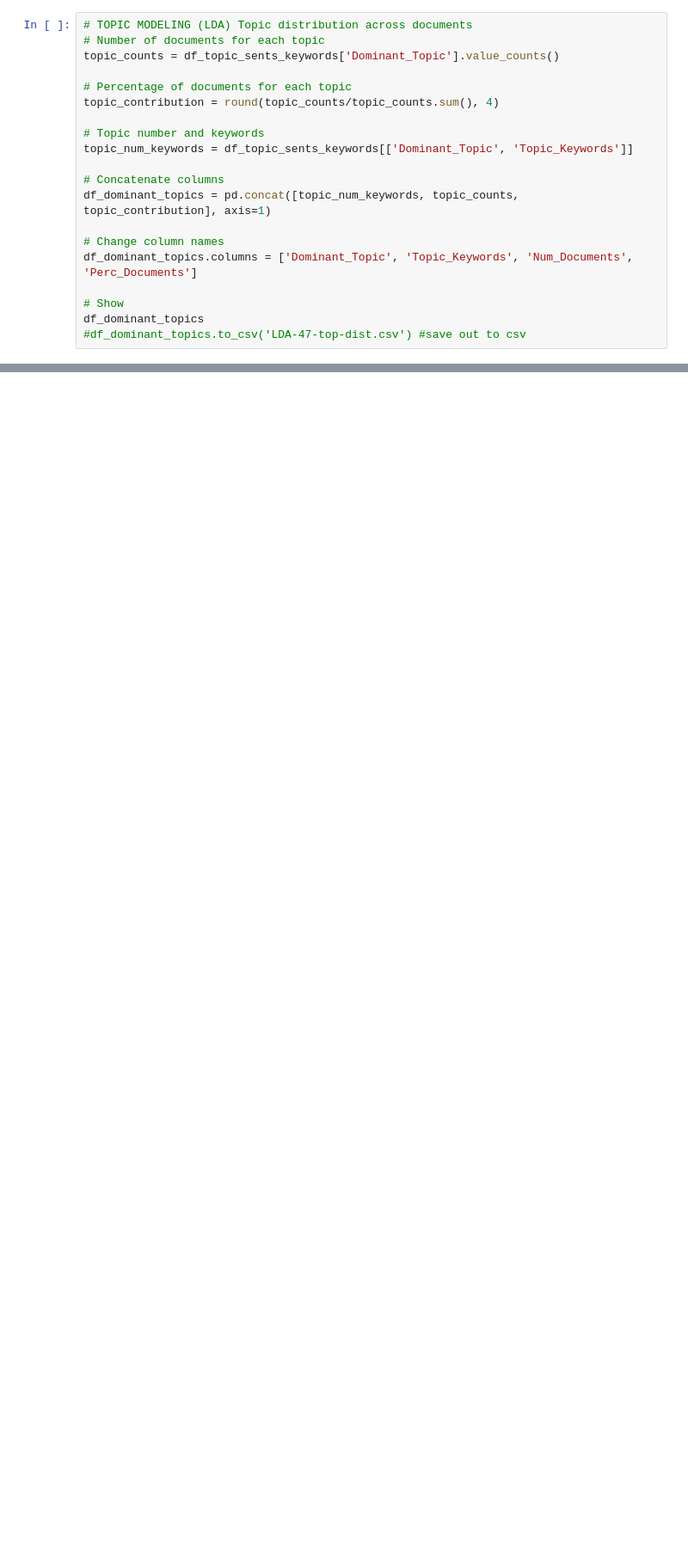
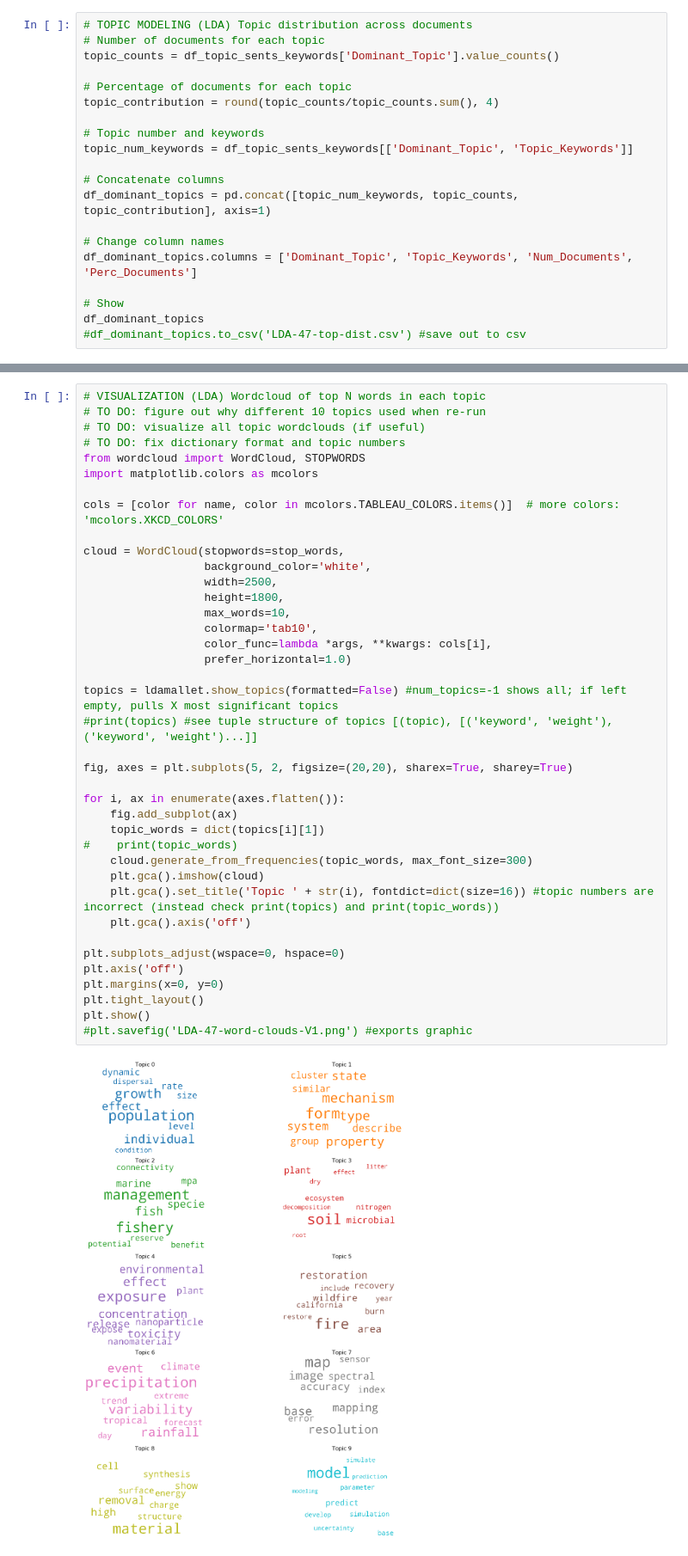
Before and after one commit to saralafia/ERI-maps, a Jupyter notebook: ERI-Topic-Models.ipynb, the cells around one changed output, grey strips where cells are left out. Shown at 86% size. Drawn from its saved outputs; the diff is of its cells as text; blank space fills up the shorter version.

```diff
--- a/ERI-Topic-Models.ipynb
+++ b/ERI-Topic-Models.ipynb
@@ -408,0 +431,41 @@ topic
+# %%
+# VISUALIZATION (LDA) Wordcloud of top N words in each topic
+# TO DO: figure out why different 10 topics used when re-run
+# TO DO: visualize all topic wordclouds (if useful)
+# TO DO: fix dictionary format and topic numbers
+from wordcloud import WordCloud, STOPWORDS
+import matplotlib.colors as mcolors
+
+cols = [color for name, color in mcolors.TABLEAU_COLORS.items()]  # more colors: 'mcolors.XKCD_COLORS'
+
+cloud = WordCloud(stopwords=stop_words,
+                  background_color='white',
+                  width=2500,
+                  height=1800,
+                  max_words=10,
+                  colormap='tab10',
+                  color_func=lambda *args, **kwargs: cols[i],
+                  prefer_horizontal=1.0)
+
+topics = ldamallet.show_topics(formatted=False) #num_topics=-1 shows all; if left empty, pulls X most significant topics
+#print(topics) #see tuple structure of topics [(topic), [('keyword', 'weight'), ('keyword', 'weight')...]]
+
+fig, axes = plt.subplots(5, 2, figsize=(20,20), sharex=True, sharey=True)
+
+for i, ax in enumerate(axes.flatten()):
+    fig.add_subplot(ax)
+    topic_words = dict(topics[i][1])
+#    print(topic_words)
+    cloud.generate_from_frequencies(topic_words, max_font_size=300)
+    plt.gca().imshow(cloud)
+    plt.gca().set_title('Topic ' + str(i), fontdict=dict(size=16)) #topic numbers are incorrect (instead check print(topics) and print(topic_words))
+    plt.gca().axis('off')
+
+plt.subplots_adjust(wspace=0, hspace=0)
+plt.axis('off')
+plt.margins(x=0, y=0)
+plt.tight_layout()
+plt.show()
+#plt.savefig('LDA-47-word-clouds-V1.png') #exports graphic
+# %% [output]
+[figure, added]
```
Also changed, not shown: parts of 6 cells of this notebook, 2 other files.
